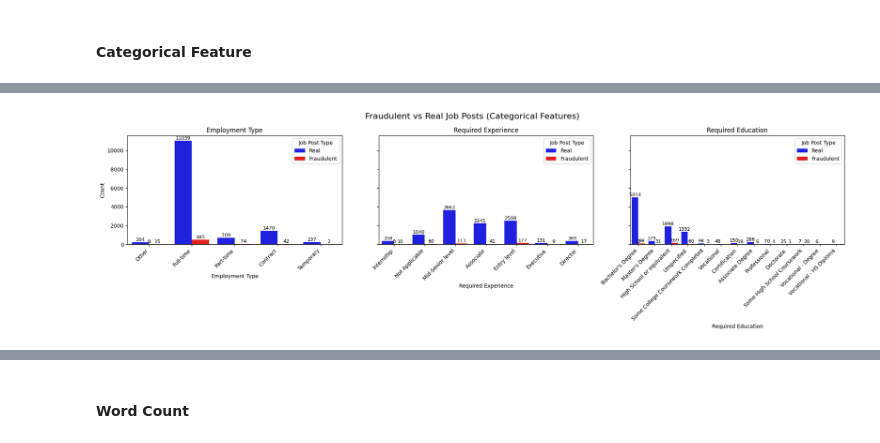
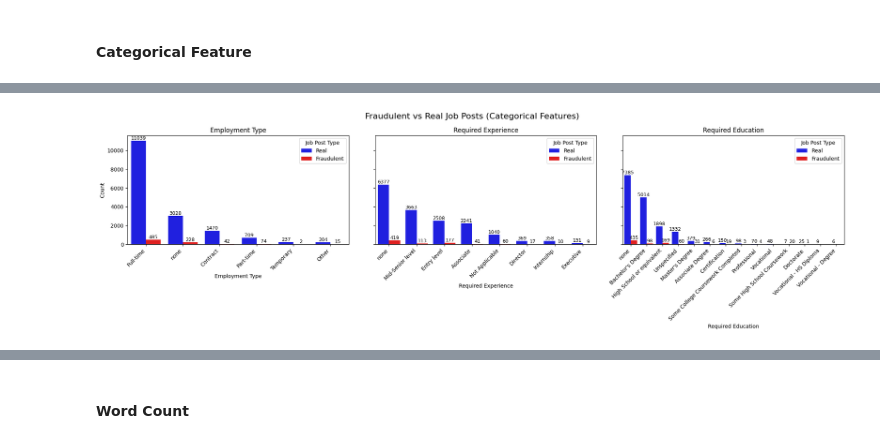
Before and after one commit to SpencerLimSzeSing/fraudulent-job-prediction, a Jupyter notebook: notebook/notebook.ipynb, the cells around one changed output, grey strips where cells are left out. Saved outputs shown, nothing was run; the diff lists cells and outputs as text; code cells hidden in the pictures.

```diff
--- a/notebook/notebook.ipynb
+++ b/notebook/notebook.ipynb
@@ -411,13 +429,13 @@ city_map = {
 def simplify_country(val):
     val = str(val).lower().strip()
 
-    # If it's a number or empty, make it unspecified
+    # If it's a number or empty, make it none
     if val.isdigit() or val == '':
-        return 'unspecified'
+        return 'none'
 
-    # If it's a very long/messy word (e.g., > 15 chars), make it unspecified
+    # If it's a very long/messy word (e.g., > 15 chars), make it none
     if len(val) > 15:
-        return 'unspecified'
+        return 'none'
 
     # If it's a known city, turn it into the country code
     if val in city_map:
@@ -425,15 +443,15 @@ def simplify_country(val):
 
     #Remove known junk words
     if val in ['work', 'vov', 'vbr', 'vli']:
-        return 'unspecified'
+        return 'none'
 
     return val
 
 # Apply the fix
 df1['country'] = df1['country'].apply(simplify_country)
 
-# Filter out 'unspecified' before plotting
-final_counts = df1[df1['country'] != 'unspecified']['country'].value_counts().to_dict()
+# Filter out 'none' before plotting
+final_counts = df1[df1['country'] != 'none']['country'].value_counts().to_dict()
 # %% [output]
 A value is trying to be set on a copy of a slice from a DataFrame.
 Try using .loc[row_indexer,col_indexer] = value instead
@@ -503,7 +521,7 @@ state_map= {'londonsarniachatham': 'london', 'ελληνικο': 'Elliniko', 'ku
 def clean_state(val):
     val = str(val).lower().strip()
     if val.isdigit() or len(val) < 2 or val in ['nan', 'unspecified', 'n', 'c', 'u', 'j', '', 'various', 'home', 'remote', 'multiple']:
-        return 'unspecified'
+        return 'none'
     if val in state_map:
         return state_map[val]
     return val
@@ -563,3 +581,5 @@ A value is trying to be set on a copy of a slice from a DataFrame
 
 See the caveats in the documentation: https://pandas.pydata.org/pandas-docs/stable/user_guide/indexing.html#returning-a-view-versus-a-copy
   df1.drop(columns=['state', 'city'], inplace=True)
+# %%
+df1.drop(columns=['location'], inplace=True)
@@ -626,7 +654,7 @@ See the caveats in the documentation: https://pandas.pydata.org/pandas-docs/stab
 ### Stemming
 # %%
 # List of text features
-text_features = ['title', 'department', 'company_profile', 'description', 'requirements', 'benefits']
+text_features = ['company_profile', 'description', 'requirements', 'benefits']
 
 def stemming(text):
     if isinstance(text, str):
@@ -769,42 +797,45 @@ def plot_categorical_vs_fraud(df1):
     fig, axes = plt.subplots(1, 3, figsize=(20, 6), sharey=True)
 
     for ax, feature in zip(axes, few_cat_cols):
+        feature_order = df1[feature].value_counts().index
         sns.countplot(
             x=feature,
             hue='fraudulent',
             data=df1,
             palette=['blue', 'red'],
-            ax=ax
+            ax=ax,
+            order=feature_order
         )
 
         # Rename legend
         handles, labels = ax.get_legend_handles_labels()
         ax.legend(handles, ['Real', 'Fraudulent'], title='Job Post Type')
 
         # Add numbers on top of bars
         for p in ax.patches:
             height = p.get_height()
-            ax.text(
-                p.get_x() + p.get_width() / 2,
-                height,
-                int(height),
-                ha='center',
-                va='bottom',
-                fontsize=9
+            if height > 0:
+                ax.text(
+                    p.get_x() + p.get_width() / 2,
+                    height,
+                    int(height),
+                    ha='center',
+                    va='bottom',
+                    fontsize=9
             )
 
         # Rotate x-axis labels if needed for readability
         ax.set_xticklabels(ax.get_xticklabels(), rotation=45, ha='right')
         ax.set_xlabel(feature.replace('_', ' ').title())
         ax.set_title(feature.replace('_', ' ').title())
 
     axes[0].set_ylabel('Count')
     fig.suptitle('Fraudulent vs Real Job Posts (Categorical Features)', fontsize=16)
     plt.tight_layout()
     plt.show()
 
 # Call the function
 plot_categorical_vs_fraud(df1)
 # %% [output]
-[figure, old version]
+[figure, new version]
 # %%
```
Also changed, not shown: parts of 78 cells of this notebook, 4 other files.
